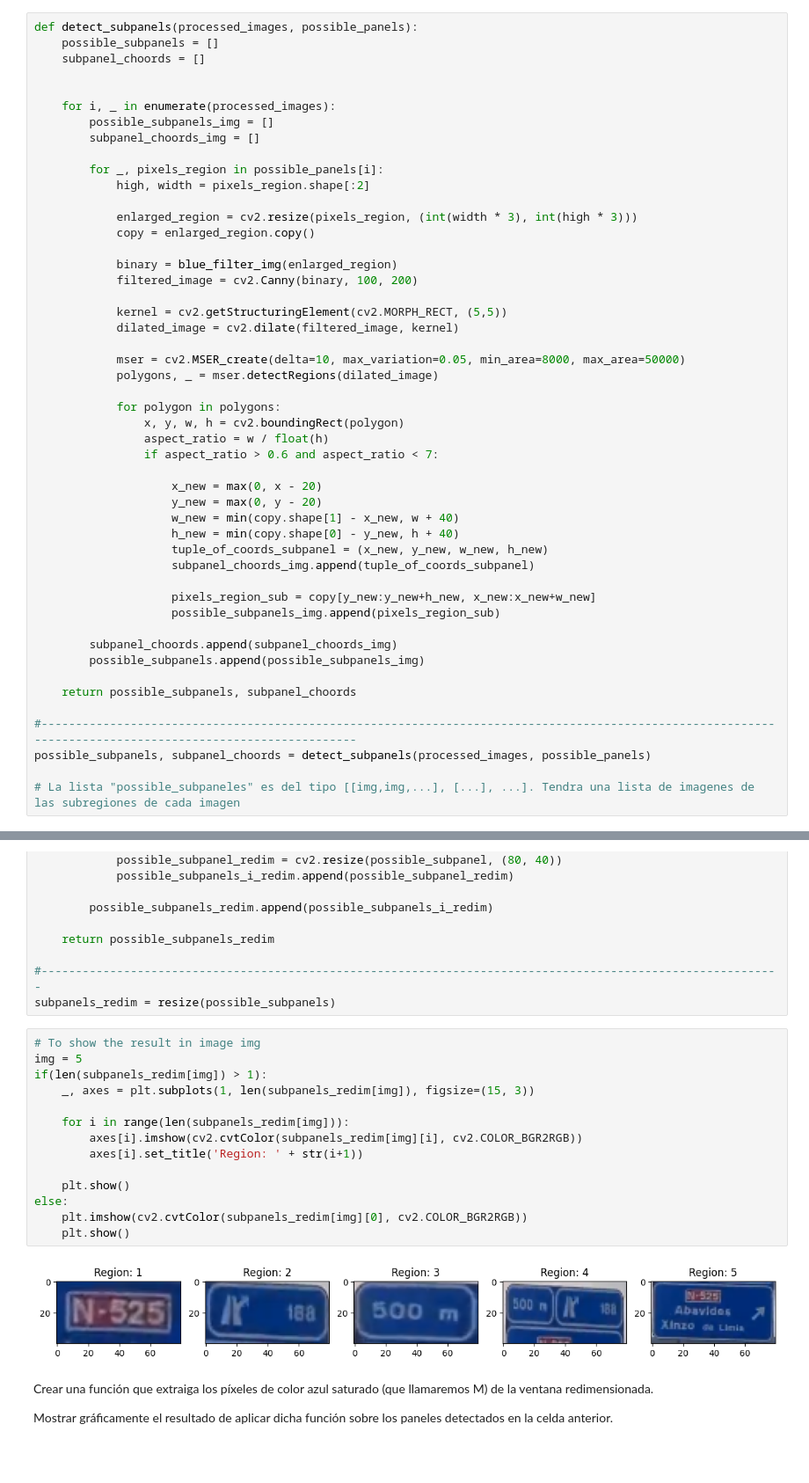
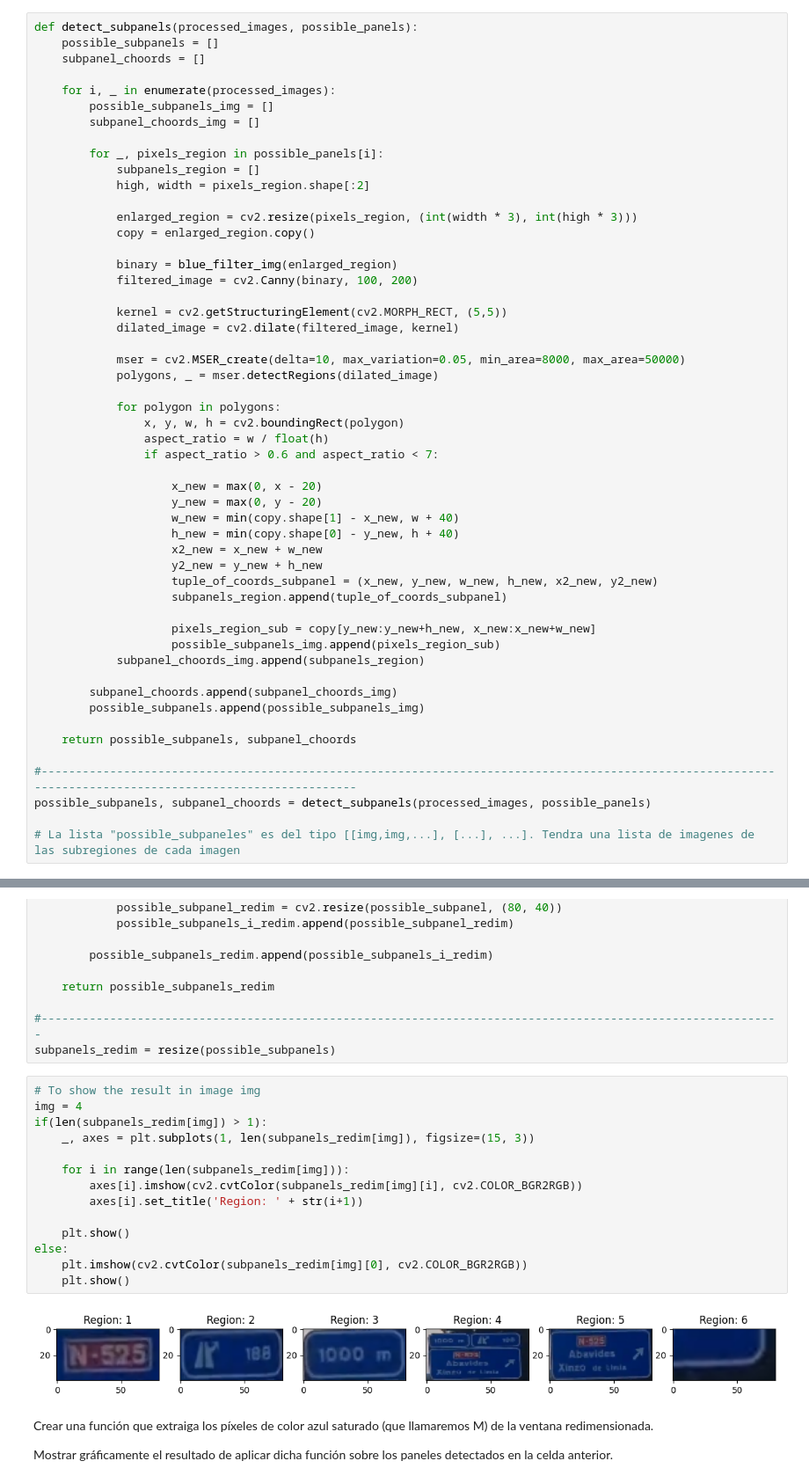
Before and after one commit to Im-Lewis/Practica1-VA, a Jupyter notebook: notebook_BlueFilter_deff.ipynb, the cells around one changed output, grey strips where cells are left out. Shown at 88% size. Saved outputs shown, nothing was run; the diff lists cells and outputs as text; blank space fills up the shorter version.

Commit message:
ADD - recalcular coordenadas

```diff
--- a/notebook_BlueFilter_deff.ipynb
+++ b/notebook_BlueFilter_deff.ipynb
@@ -331,13 +331,13 @@ La función mser que hemos desarrollado previamente obtiene la region donde se e
 def detect_subpanels(processed_images, possible_panels):
     possible_subpanels = []
     subpanel_choords = []
-
 
     for i, _ in enumerate(processed_images):
         possible_subpanels_img = []
         subpanel_choords_img = []
 
         for _, pixels_region in possible_panels[i]:
+            subpanels_region = []
             high, width = pixels_region.shape[:2]
 
             enlarged_region = cv2.resize(pixels_region, (int(width * 3), int(high * 3)))
@@ -361,11 +361,14 @@ def detect_subpanels(processed_images, possible_panels):
                     y_new = max(0, y - 20)
                     w_new = min(copy.shape[1] - x_new, w + 40)
                     h_new = min(copy.shape[0] - y_new, h + 40)
-                    tuple_of_coords_subpanel = (x_new, y_new, w_new, h_new)
-                    subpanel_choords_img.append(tuple_of_coords_subpanel)
+                    x2_new = x_new + w_new
+                    y2_new = y_new + h_new
+                    tuple_of_coords_subpanel = (x_new, y_new, w_new, h_new, x2_new, y2_new)
+                    subpanels_region.append(tuple_of_coords_subpanel)
 
                     pixels_region_sub = copy[y_new:y_new+h_new, x_new:x_new+w_new]
                     possible_subpanels_img.append(pixels_region_sub)
+            subpanel_choords_img.append(subpanels_region)
 
         subpanel_choords.append(subpanel_choords_img)
         possible_subpanels.append(possible_subpanels_img)
@@ -436,20 +500,20 @@ def resize(possible_subpanels):
 subpanels_redim = resize(possible_subpanels)
 # %%
 # To show the result in image img
-img = 5
+img = 4
 if(len(subpanels_redim[img]) > 1):
     _, axes = plt.subplots(1, len(subpanels_redim[img]), figsize=(15, 3))
 
     for i in range(len(subpanels_redim[img])):
         axes[i].imshow(cv2.cvtColor(subpanels_redim[img][i], cv2.COLOR_BGR2RGB))
         axes[i].set_title('Region: ' + str(i+1))
 
     plt.show()
 else:
     plt.imshow(cv2.cvtColor(subpanels_redim[img][0], cv2.COLOR_BGR2RGB))
     plt.show()
 # %% [output]
-[figure, old version]
+[figure, new version]
 # %% [markdown]
 Crear una función que extraiga los píxeles de color azul saturado (que llamaremos M) de la ventana redimensionada.
 
```
Also changed, not shown: parts of 4 cells of this notebook.
